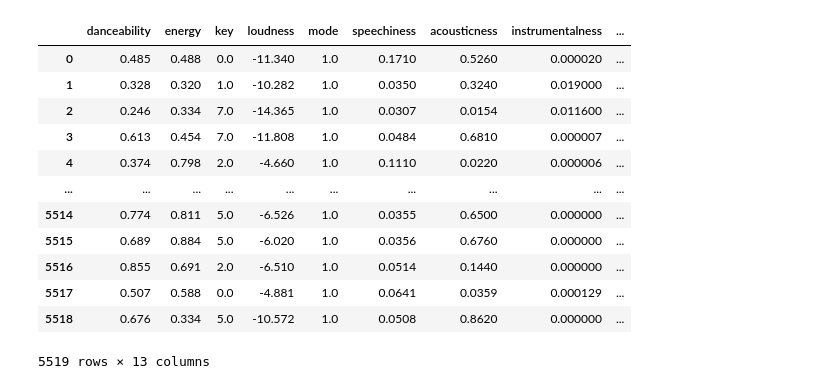
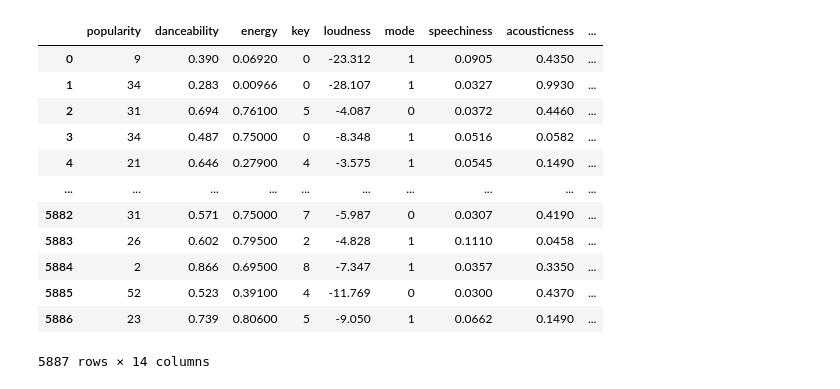
Before and after one commit to raqclf/lab-unsupervised-learning-intro, a Jupyter notebook: Clustering.ipynb, the cells around one changed output. Saved outputs shown, nothing was run; the diff lists cells and outputs as text; code cells hidden in the pictures.

```diff
--- a/Clustering.ipynb
+++ b/Clustering.ipynb
@@ -8,22 +10,22 @@ from sklearn.preprocessing import StandardScaler
 from matplotlib.lines import Line2D
 # %%
-data = pd.read_csv("C:\\Users\\franc\\IH-Lab\\lab-api-wrappers\\df_song_features.csv").drop('Unnamed: 0', axis =1)
+spot = pd.read_csv("C:\\Users\\franc\\IH-Lab\\lab-api-wrappers\\df_song_features.csv").drop('Unnamed: 0', axis =1) #Try my own list before the Kaggle joint
 # %%
-#get only numericals kor k-means
-data_num =  data.select_dtypes(np.number)
+#get only numericals for k-means
+spot_num =  spot.select_dtypes(np.number)
 # %%
-data_num
+spot_num
 # %% [output]
-|  | danceability | energy | key | loudness | mode | speechiness | acousticness | instrumentalness | ... |
-| 0 | 0.485 | 0.488 | 0.0 | -11.340 | 1.0 | 0.1710 | 0.5260 | 0.000020 | ... |
-| 1 | 0.328 | 0.320 | 1.0 | -10.282 | 1.0 | 0.0350 | 0.3240 | 0.019000 | ... |
-| 2 | 0.246 | 0.334 | 7.0 | -14.365 | 1.0 | 0.0307 | 0.0154 | 0.011600 | ... |
-| 3 | 0.613 | 0.454 | 7.0 | -11.808 | 1.0 | 0.0484 | 0.6810 | 0.000007 | ... |
-| 4 | 0.374 | 0.798 | 2.0 | -4.660 | 1.0 | 0.1110 | 0.0220 | 0.000006 | ... |
+|  | popularity | danceability | energy | key | loudness | mode | speechiness | acousticness | ... |
+| 0 | 9 | 0.390 | 0.06920 | 0 | -23.312 | 1 | 0.0905 | 0.4350 | ... |
+| 1 | 34 | 0.283 | 0.00966 | 0 | -28.107 | 1 | 0.0327 | 0.9930 | ... |
+| 2 | 31 | 0.694 | 0.76100 | 5 | -4.087 | 0 | 0.0372 | 0.4460 | ... |
+| 3 | 34 | 0.487 | 0.75000 | 0 | -8.348 | 1 | 0.0516 | 0.0582 | ... |
+| 4 | 21 | 0.646 | 0.27900 | 4 | -3.575 | 1 | 0.0545 | 0.1490 | ... |
 | ... | ... | ... | ... | ... | ... | ... | ... | ... | ... |
-| 5514 | 0.774 | 0.811 | 5.0 | -6.526 | 1.0 | 0.0355 | 0.6500 | 0.000000 | ... |
-| 5515 | 0.689 | 0.884 | 5.0 | -6.020 | 1.0 | 0.0356 | 0.6760 | 0.000000 | ... |
-| 5516 | 0.855 | 0.691 | 2.0 | -6.510 | 1.0 | 0.0514 | 0.1440 | 0.000000 | ... |
-| 5517 | 0.507 | 0.588 | 0.0 | -4.881 | 1.0 | 0.0641 | 0.0359 | 0.000129 | ... |
-| 5518 | 0.676 | 0.334 | 5.0 | -10.572 | 1.0 | 0.0508 | 0.8620 | 0.000000 | ... |
+| 5882 | 31 | 0.571 | 0.75000 | 7 | -5.987 | 0 | 0.0307 | 0.4190 | ... |
+| 5883 | 26 | 0.602 | 0.79500 | 2 | -4.828 | 1 | 0.1110 | 0.0458 | ... |
+| 5884 | 2 | 0.866 | 0.69500 | 8 | -7.347 | 1 | 0.0357 | 0.3350 | ... |
+| 5885 | 52 | 0.523 | 0.39100 | 4 | -11.769 | 0 | 0.0300 | 0.4370 | ... |
+| 5886 | 23 | 0.739 | 0.80600 | 5 | -9.050 | 1 | 0.0662 | 0.1490 | ... |
-5519 rows × 13 columns
+5887 rows × 14 columns
```
Also changed, not shown: parts of 50 cells of this notebook, 3 other files.
